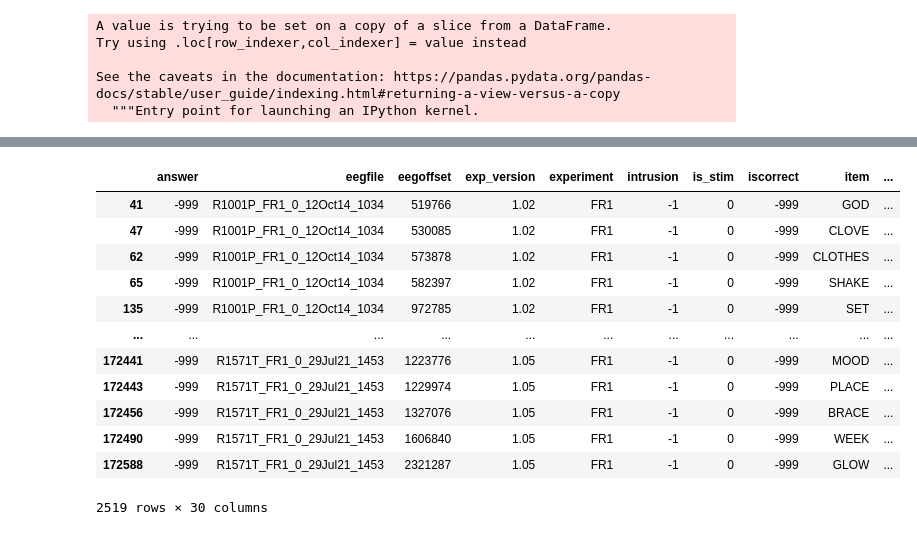
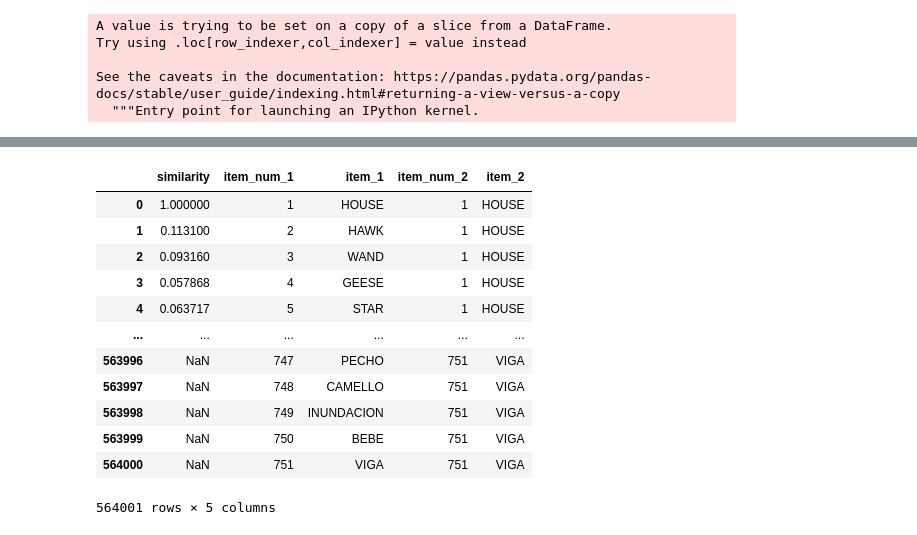
Before and after one commit to pennmem/pybeh_pd, a Jupyter notebook: FR1_analyses.ipynb, the cells around one changed output, grey strips where cells are left out. Cells and saved outputs as stored; diff of their text form; code cells hidden in the pictures.

```diff
--- a/FR1_analyses.ipynb
+++ b/FR1_analyses.ipynb
@@ -10,21 +33,22 @@ all_fr1_events = cml.CMLReader.load_events(experiments=["FR1"])
 # %%
 events = all_fr1_events.query('type == ["WORD", "REC_WORD"]')
+events = events.assign(row_order=range(len(events)))
 events.rename(columns={'item_name': 'item'}, inplace=True)
 events = events[events['list'] > 0] # removing practice lists
 
 #removing subjects who were presented with the same word multiple times (probably repeated data)
 word_evs = events.query('type == "WORD"')
-n_word_pres = word_evs.groupby(['subject', 'session', 'list', 'item_num']).size().to_frame(name='n').reset_index()
-bad_lists = n_word_pres.query('n >= 2')
+n_word_pres = word_evs.groupby(['subject', 'session', 'list', 'item_num'], as_index=False).size()
+bad_lists = n_word_pres.query('size >= 2')
 bad_subs = bad_lists.subject.unique().tolist()
 
 #drop subjects without 12 items per list
-n_list_pres = word_evs.groupby(['subject', 'session', 'list']).size().to_frame(name='n').reset_index()
-bad_lists = n_list_pres.query('n != 12')
+n_list_pres = word_evs.groupby(['subject', 'session', 'list'], as_index=False).size()
+bad_lists = n_list_pres.query('size != 12')
 bad_subs += bad_lists.subject.unique().tolist()
 
 #drop subjects with no recalls
-n_types = events.groupby('subject').agg({'type': 'nunique'}).reset_index()
+n_types = events.groupby('subject', as_index=False).agg({'type': 'nunique'})
 no_recall_subs = n_types.query('type != 2')
 bad_subs += no_recall_subs.subject.unique().tolist()
 
@@ -45,6 +64,7 @@ events.loc[events['type'] == "REC_WORD", "serialpos"] = np.nan
 events.sort_values('type', inplace=True)
 #bfill because WORD will come after REC_WORD after sorting
 events['serialpos'] = events.groupby(['subject', 'session', 'list', 'item'])['serialpos'].bfill()
+events.sort_values('row_order', inplace=True)
 # %%
 word_evs = events.query('type == "WORD"')
 rec_evs = events.query('type == "REC_WORD"')
@@ -158,0 +204,2 @@ sem_sim_df.to_csv('/scratch/djh/fr1_sem_sim_df.csv')
+# %%
+sem_sim_df = pd.read_csv('/scratch/djh/fr1_sem_sim_df.csv')
@@ -159,25 +222,25 @@ sem_sim_df.to_csv('/scratch/djh/fr1_sem_sim_df.csv')
 # %%
 sem_sim_num_df = sem_sim_df.merge(
-    item_num_df, left_on='item_1', right_on='item').merge(
-    item_num_df, left_on='item_2', right_on='item', suffixes=('_1', '_2')).drop(columns=['item_1', 'item_2'])
+    item_num_df, left_on='wordpool_item_1', right_on='item').merge(
+    item_num_df, left_on='wordpool_item_2', right_on='item', suffixes=('_1', '_2')).drop(columns=['wordpool_item_1', 'wordpool_item_2'])
 # %%
 sem_sims = pd.pivot_table(sem_sim_num_df, index='item_num_1', columns='item_num_2', values='similarity', dropna=False)
 # %%
-events_new.query('item_num_new == -999')
+sem_sim_num_df
 # %% [output]
-|  | answer | eegfile | eegoffset | exp_version | experiment | intrusion | is_stim | iscorrect | item | ... |
-| 41 | -999 | R1001P_FR1_0_12Oct14_1034 | 519766 | 1.02 | FR1 | -1 | 0 | -999 | GOD | ... |
-| 47 | -999 | R1001P_FR1_0_12Oct14_1034 | 530085 | 1.02 | FR1 | -1 | 0 | -999 | CLOVE | ... |
-| 62 | -999 | R1001P_FR1_0_12Oct14_1034 | 573878 | 1.02 | FR1 | -1 | 0 | -999 | CLOTHES | ... |
-| 65 | -999 | R1001P_FR1_0_12Oct14_1034 | 582397 | 1.02 | FR1 | -1 | 0 | -999 | SHAKE | ... |
-| 135 | -999 | R1001P_FR1_0_12Oct14_1034 | 972785 | 1.02 | FR1 | -1 | 0 | -999 | SET | ... |
-| ... | ... | ... | ... | ... | ... | ... | ... | ... | ... | ... |
-| 172441 | -999 | R1571T_FR1_0_29Jul21_1453 | 1223776 | 1.05 | FR1 | -1 | 0 | -999 | MOOD | ... |
-| 172443 | -999 | R1571T_FR1_0_29Jul21_1453 | 1229974 | 1.05 | FR1 | -1 | 0 | -999 | PLACE | ... |
-| 172456 | -999 | R1571T_FR1_0_29Jul21_1453 | 1327076 | 1.05 | FR1 | -1 | 0 | -999 | BRACE | ... |
-| 172490 | -999 | R1571T_FR1_0_29Jul21_1453 | 1606840 | 1.05 | FR1 | -1 | 0 | -999 | WEEK | ... |
-| 172588 | -999 | R1571T_FR1_0_29Jul21_1453 | 2321287 | 1.05 | FR1 | -1 | 0 | -999 | GLOW | ... |
+|  | similarity | item_num_1 | item_1 | item_num_2 | item_2 |
+| 0 | 1.000000 | 1 | HOUSE | 1 | HOUSE |
+| 1 | 0.113100 | 2 | HAWK | 1 | HOUSE |
+| 2 | 0.093160 | 3 | WAND | 1 | HOUSE |
+| 3 | 0.057868 | 4 | GEESE | 1 | HOUSE |
+| 4 | 0.063717 | 5 | STAR | 1 | HOUSE |
+| ... | ... | ... | ... | ... | ... |
+| 563996 | NaN | 747 | PECHO | 751 | VIGA |
+| 563997 | NaN | 748 | CAMELLO | 751 | VIGA |
+| 563998 | NaN | 749 | INUNDACION | 751 | VIGA |
+| 563999 | NaN | 750 | BEBE | 751 | VIGA |
+| 564000 | NaN | 751 | VIGA | 751 | VIGA |
-2519 rows × 30 columns
+564001 rows × 5 columns
 # %%
 pb_sem_crp = events_new.groupby('subject').apply(pb.pd_sem_crp,
                                 itemno_column='item_num_new', sem_sims=sem_sims).reset_index()
```
Also changed, not shown: parts of 21 cells of this notebook, 2 other files.
